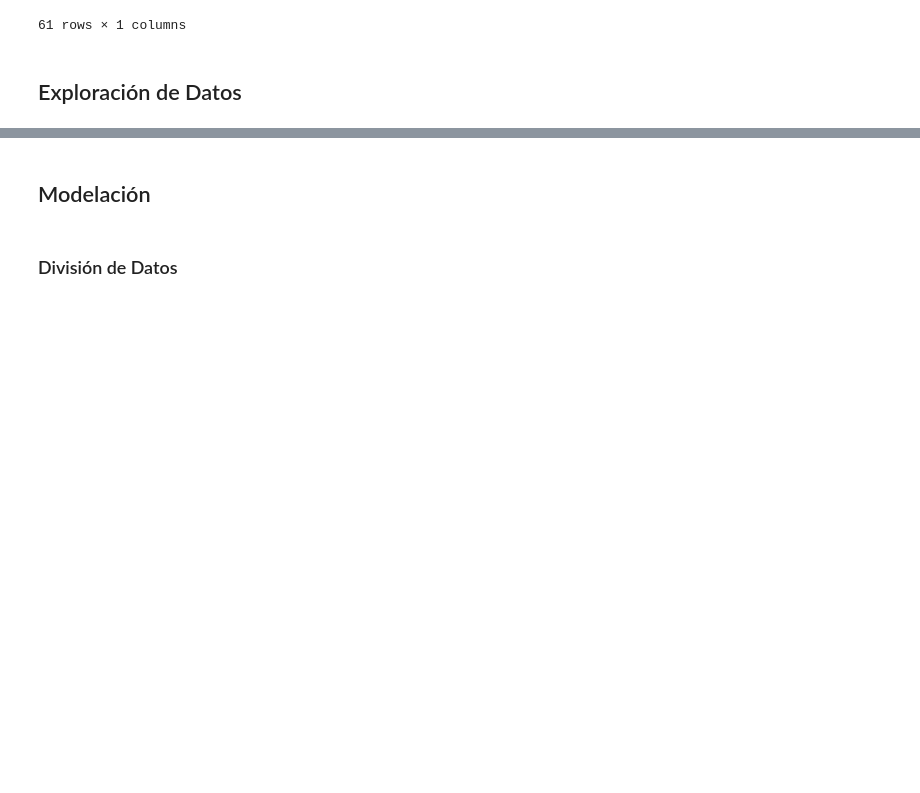
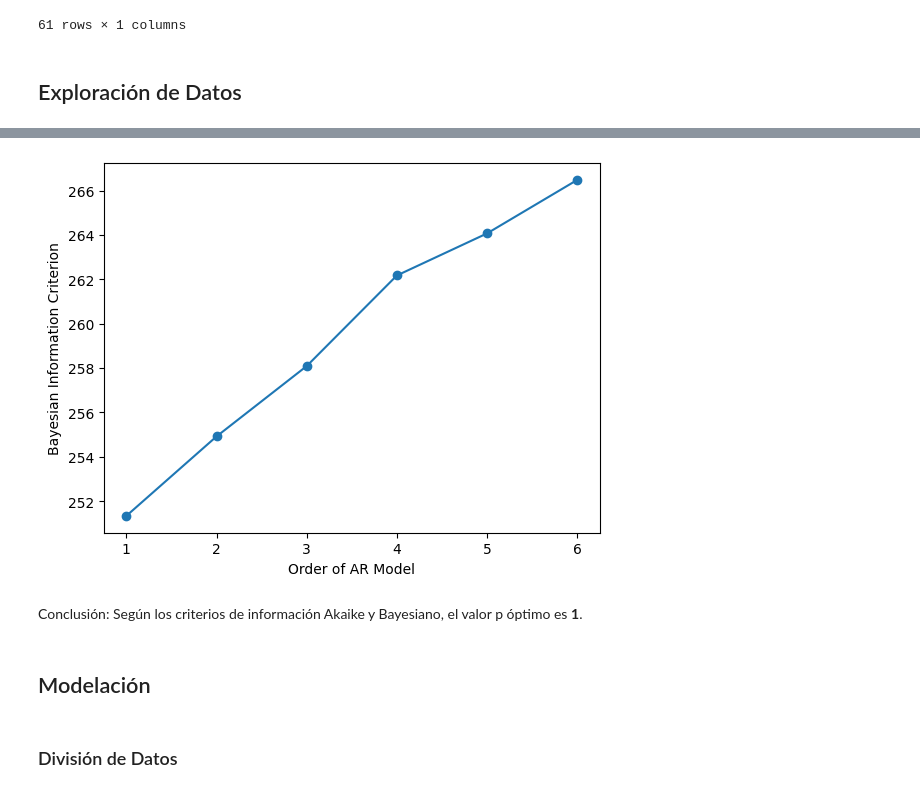
Before and after one commit to katiemackness/time-series-analysis, a Jupyter notebook: disney-AR-es.ipynb, the cells around one changed output, grey strips where cells are left out. Drawn from its saved outputs; the diff is of its cells as text; code cells hidden in the pictures; blank space fills up the shorter version.

```diff
--- a/disney-AR-es.ipynb
+++ b/disney-AR-es.ipynb
@@ -102,3 +124,22 @@ plt.show()
+# %%
+# Determinación del valor adadecuado de p para AR(p) apartir
+#  del criterio de información Bayesiano
+
+BIC = np.zeros(7)
+for p in range(7):
+    mod = ARIMA(disney, order=(p,0,0))
+    res = mod.fit()
+    BIC[p] = res.bic
+
+# Plot the BIC as a function of p
+plt.plot(range(1,7), BIC[1:7], marker='o')
+plt.xlabel('Order of AR Model')
+plt.ylabel('Bayesian Information Criterion')
+plt.show()
+# %% [output]
+[figure, added]
+# %% [markdown]
+Conclusión: Según los criterios de información Akaike y Bayesiano, el valor p óptimo es **1**.
 # %% [markdown]
 ## Modelación
 # %% [markdown]
```
Also changed, not shown: parts of 32 cells of this notebook.
